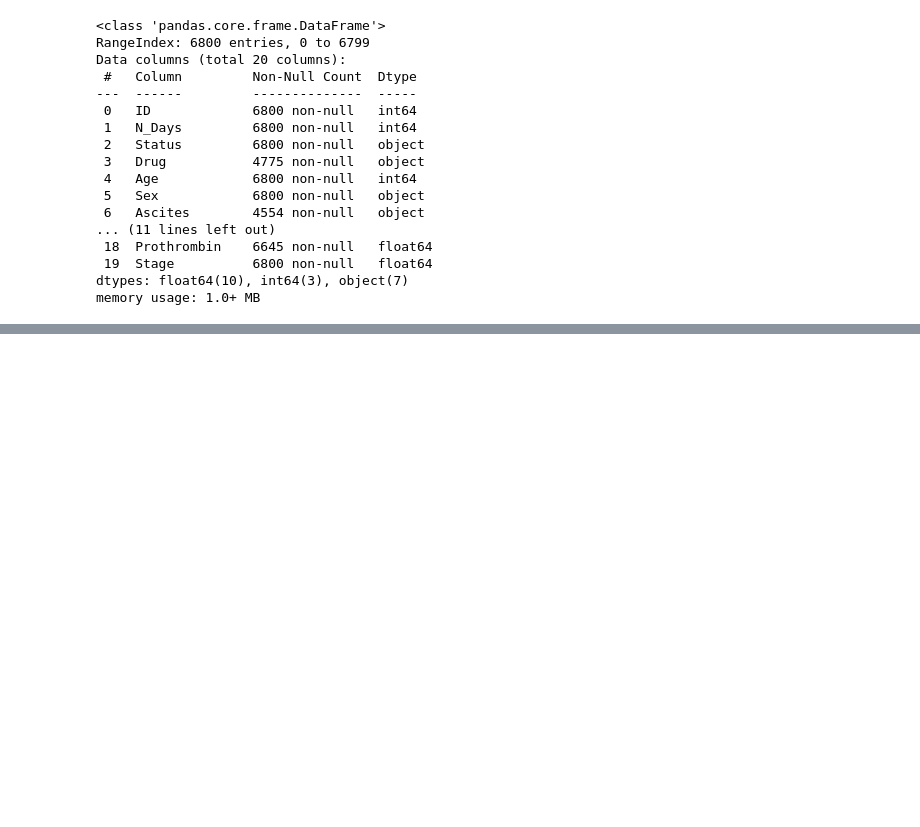
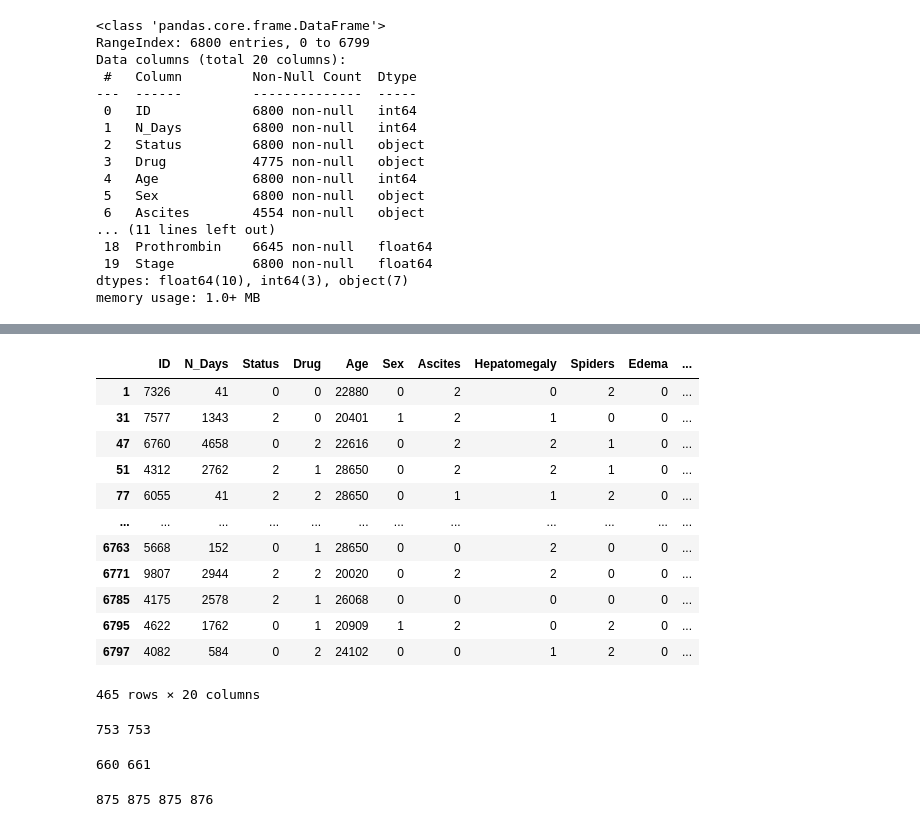
Before and after one commit to AndreasAvgou/Liver-Disease-Prediction, a Jupyter notebook: Liver_Disease_Prediction.ipynb, the cells around one changed output, grey strips where cells are left out. Cells and saved outputs as stored; diff of their text form; code cells hidden in the pictures; blank space fills up the shorter version.

```diff
--- a/Liver_Disease_Prediction.ipynb
+++ b/Liver_Disease_Prediction.ipynb
@@ -605,0 +300,25 @@ cm = confusion_matrix(y_true=y_test,y_pred=y_preds)
+# %%
+train_df['Age']= train_df['Age'].astype('int64')
+train_df['Bilirubin']= train_df['Bilirubin'].astype('int64')
+train_df['Cholesterol']= train_df['Cholesterol'].astype('int64')
+train_df['Albumin']= train_df['Albumin'].astype('int64')
+train_df['Copper']= train_df['Copper'].astype('int64')
+train_df['Alk_Phos']= train_df['Alk_Phos'].astype('int64')
+train_df['SGOT']= train_df['SGOT'].astype('int64')
+train_df['Tryglicerides']= train_df['Tryglicerides'].astype('int64')
+train_df['Platelets']= train_df['Platelets'].astype('int64')
+train_df['Prothrombin']= train_df['Prothrombin'].astype('int64')
+
+
+
+
+test_df['Age']= test_df['Age'].astype('int64')
+test_df['Bilirubin']= test_df['Bilirubin'].astype('int64')
+test_df['Cholesterol']= test_df['Cholesterol'].astype('Int64')
+test_df['Albumin']= test_df['Albumin'].astype('int64')
+test_df['Copper']= test_df['Copper'].astype('int64')
+test_df['Alk_Phos']= test_df['Alk_Phos'].astype('int64')
+test_df['SGOT']= test_df['SGOT'].astype('int64')
+test_df['Tryglicerides']= test_df['Tryglicerides'].astype('int64')
+test_df['Platelets']= test_df['Platelets'].astype('int64')
+test_df['Prothrombin']= test_df['Prothrombin'].astype('int64')
@@ -605,0 +345,41 @@ cm = confusion_matrix(y_true=y_test,y_pred=y_preds)
+# %%
+x_1 = train_df.loc[train_df['Stage'] == 1.0]
+x_2 = train_df.loc[train_df['Stage'] == 2.0]
+x_3 = train_df.loc[train_df['Stage'] == 3.0]
+x_4 = train_df.loc[train_df['Stage'] == 4.0]
+# %%
+x_1
+# %% [output]
+|  | ID | N_Days | Status | Drug | Age | Sex | Ascites | Hepatomegaly | Spiders | Edema | ... |
+| 1 | 7326 | 41 | 0 | 0 | 22880 | 0 | 2 | 0 | 2 | 0 | ... |
+| 31 | 7577 | 1343 | 2 | 0 | 20401 | 1 | 2 | 1 | 0 | 0 | ... |
+| 47 | 6760 | 4658 | 0 | 2 | 22616 | 0 | 2 | 2 | 1 | 0 | ... |
+| 51 | 4312 | 2762 | 2 | 1 | 28650 | 0 | 2 | 2 | 1 | 0 | ... |
+| 77 | 6055 | 41 | 2 | 2 | 28650 | 0 | 1 | 1 | 2 | 0 | ... |
+| ... | ... | ... | ... | ... | ... | ... | ... | ... | ... | ... | ... |
+| 6763 | 5668 | 152 | 0 | 1 | 28650 | 0 | 0 | 2 | 0 | 0 | ... |
+| 6771 | 9807 | 2944 | 2 | 2 | 20020 | 0 | 2 | 2 | 0 | 0 | ... |
+| 6785 | 4175 | 2578 | 2 | 1 | 26068 | 0 | 0 | 0 | 0 | 0 | ... |
+| 6795 | 4622 | 1762 | 0 | 1 | 20909 | 1 | 2 | 0 | 2 | 0 | ... |
+| 6797 | 4082 | 584 | 0 | 2 | 24102 | 0 | 0 | 1 | 2 | 0 | ... |
+465 rows × 20 columns
+# %%
+x_2_1 = x_2.iloc[:753]
+x_2_2 = x_2.iloc[754:1507]
+print(len(x_2_1),len(x_2_2))
+# %% [output]
+753 753
+# %%
+x_3_1 = x_3.iloc[:660]
+x_3_2 = x_3.iloc[661:1322]
+print(len(x_3_1),len(x_3_2))
+# %% [output]
+660 661
+# %%
+x_4_1 = x_4.iloc[:875]
+x_4_2 = x_4.iloc[876:1751]
+x_4_3 = x_4.iloc[1752:2627]
+x_4_4 = x_4.iloc[2628:3504]
+print(len(x_4_1),len(x_4_2),len(x_4_3),len(x_4_4))
+# %% [output]
+875 875 875 876
```
Also changed, not shown: parts of 85 cells of this notebook.
